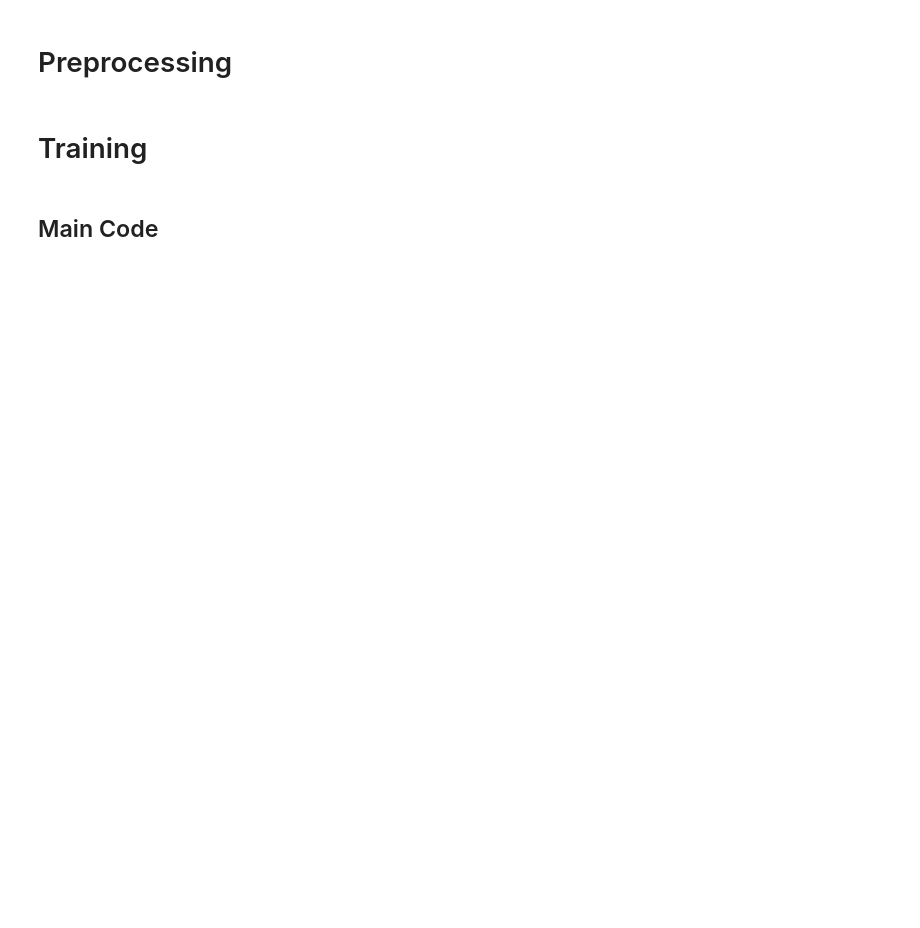
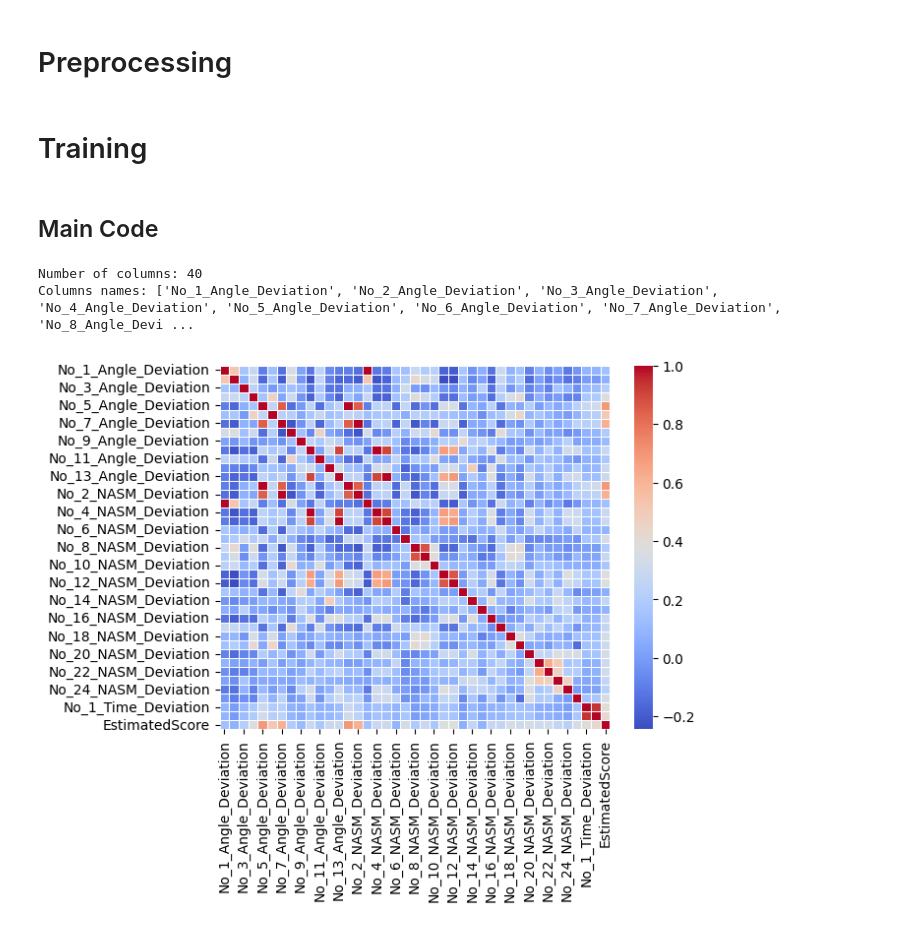
Before and after one commit to sb224sc-HT22-VT27/4dt907, a Jupyter notebook: src/ml-research/a2/a2.ipynb, the cells around one changed output. Cells and saved outputs as stored; diff of their text form; code cells hidden in the pictures; blank space fills up the shorter version.

Commit message:
feat: Wokring on the basic data preprocessing and ML training

```diff
--- a/src/ml-research/a2/a2.ipynb
+++ b/src/ml-research/a2/a2.ipynb
@@ -17,8 +24,7 @@ import pandas as pd
 # %%
 # Setup dagshub and MLFlow
 dagshub.init(repo_owner="SamuelFredricBerg", repo_name="4dt907", mlflow=True)
-utils = MLUtils("Project_Model")
-
+utils = MLUtils.MLUtils("Project_Model")
 
 # Configs
 config = {
@@ -26,9 +32,9 @@ config = {
     "max_depth": 7,
     "learning_rate": 0.05,
     "feature_set": "v2_processed",
-    "data_split_seed": 42
+    "data_split_seed": 42,
 }
 
 data_path = "../../data/AimoScore_WeakLink_big_scores_A2.csv"
 
-df = pd.read_csv(data_path)
+df = pd.read_csv(data_path, index_col=0)
@@ -36,7 +45,7 @@ df = pd.read_csv(data_path)
 # Preprocessing
 # %%
 def preprocessing(df):
-    df_cleaned = df.drop('estimatedscore', axis=1)
+    df_cleaned = df.drop("EstimatedScore", axis=1)
     return df_cleaned
 # %% [markdown]
 # Training
@@ -47,37 +56,51 @@ def fitreg(data):
 # %% [markdown]
 ## Main Code
 # %%
-df_cleaned = preprocessing(df);
+df_cleaned = preprocessing(df)
 
-with mlflow.start_run(run_name="A2-Training") as run:
-    mlflow.log_params(config)
+df_names = df_cleaned.columns.tolist()
+print(f"Number of columns: {len(df_names)}")
+print(f"Columns names: {df_names}")
+
+df.describe()
+
+sns.heatmap(df.corr(), annot=False, cmap="coolwarm", fmt=".1f", linewidths=0.5)
+plt.show()
 
 
-    model = fitreg(df_cleaned)
+# TODO: Uncomment below when reasonable results are aquired
+# with mlflow.start_run(run_name="A2-Training") as run:
+#     mlflow.log_params(config)
 
-    # TRAINING CODE GOES HERE
-    # model = train_model()
+#     model = fitreg(df_cleaned)
 
-    # Logging results
-    # Create a dictionary for all results (EXAMPLE BELOW)
-    results = {
-        "accuracy": 0.942,
-        "f1_score": 0.915,
-        "precision": 0.920,
-        "recall": 0.910
-    }
-    mlflow.log_metrics(results)
+#     # TRAINING CODE GOES HERE
+#     # model = train_model()
 
-    # Logging visuals
-    # Example how to below
-    # plt.savefig("feature_importance.png")
-    # mlflow.log_artifact("feature_importance.png")
+#     # Logging results
+#     # Create a dictionary for all results (EXAMPLE BELOW)
+#     results = {
+#         "accuracy": 0.942,
+#         "f1_score": 0.915,
+#         "precision": 0.920,
+#         "recall": 0.910,
+#     }
+#     mlflow.log_metrics(results)
 
-    if utils.auto_check_challenger(run.info.run_id, metric_name="accuracy"):
-        mlflow.sklearn.log_model(model, "model", registered_model_name="Project_Model")
+#     # Logging visuals
+#     # Example how to below
+#     # plt.savefig("feature_importance.png")
+#     # mlflow.log_artifact("feature_importance.png")
 
-        latest_v = utils.client.get_latest_versions("Project_Model")[0].version
-        utils.client.set_registered_model_alias("Project_Model", "dev", latest_v)
-        print("New model beat current @dev uploading to DagsHub")
-    else:
-        print("Did not beat current @dev, model not uploaded to Dagshub")
+#     if utils.auto_check_challenger(run.info.run_id, metric_name="accuracy"):
+#         mlflow.sklearn.log_model(model, "model", registered_model_name="Project_Model")
+
+#         latest_v = utils.client.get_latest_versions("Project_Model")[0].version
+#         utils.client.set_registered_model_alias("Project_Model", "dev", latest_v)
+#         print("New model beat current @dev uploading to DagsHub")
+#     else:
+#         print("Did not beat current @dev, model not uploaded to Dagshub")
+# %% [output]
+Number of columns: 40
+Columns names: ['No_1_Angle_Deviation', 'No_2_Angle_Deviation', 'No_3_Angle_Deviation', 'No_4_Angle_Deviation', 'No_5_Angle_Deviation', 'No_6_Angle_Deviation', 'No_7_Angle_Deviation', 'No_8_Angle_Devi ...
+[figure, added]
```
Also changed, not shown: parts of 3 cells of this notebook.
